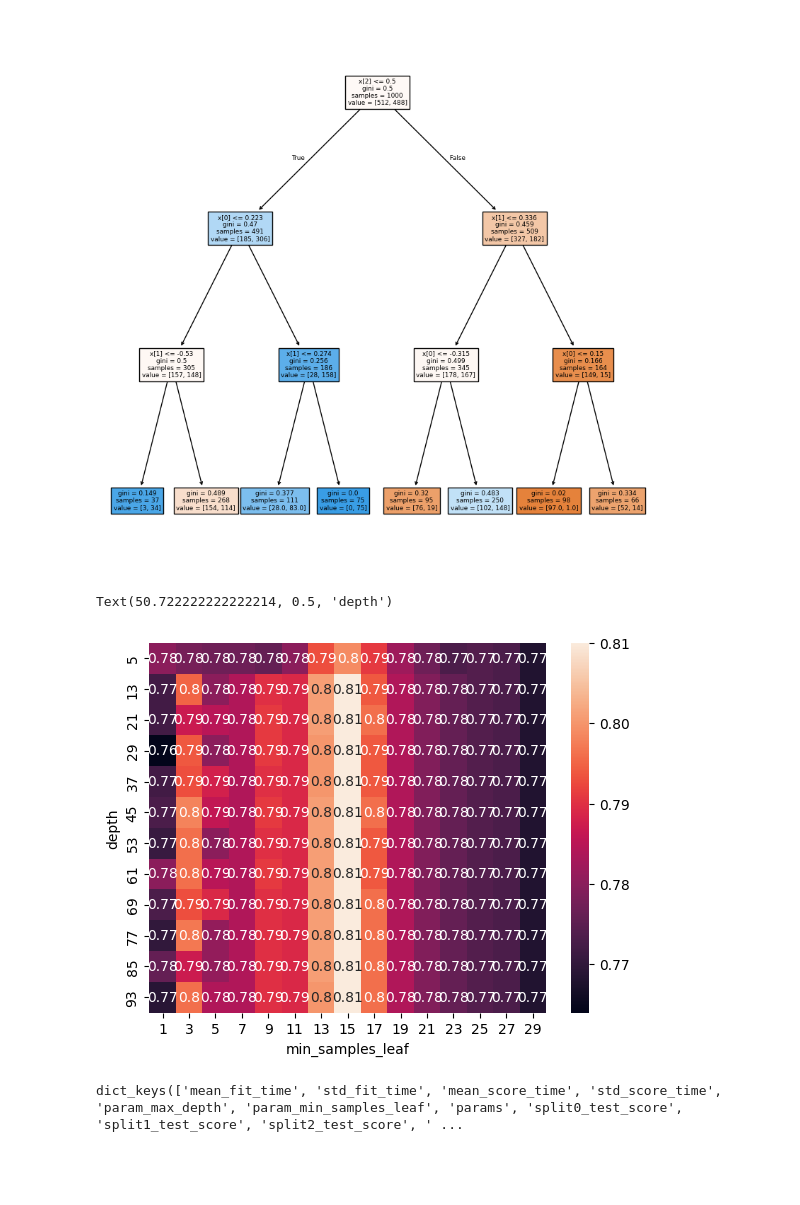
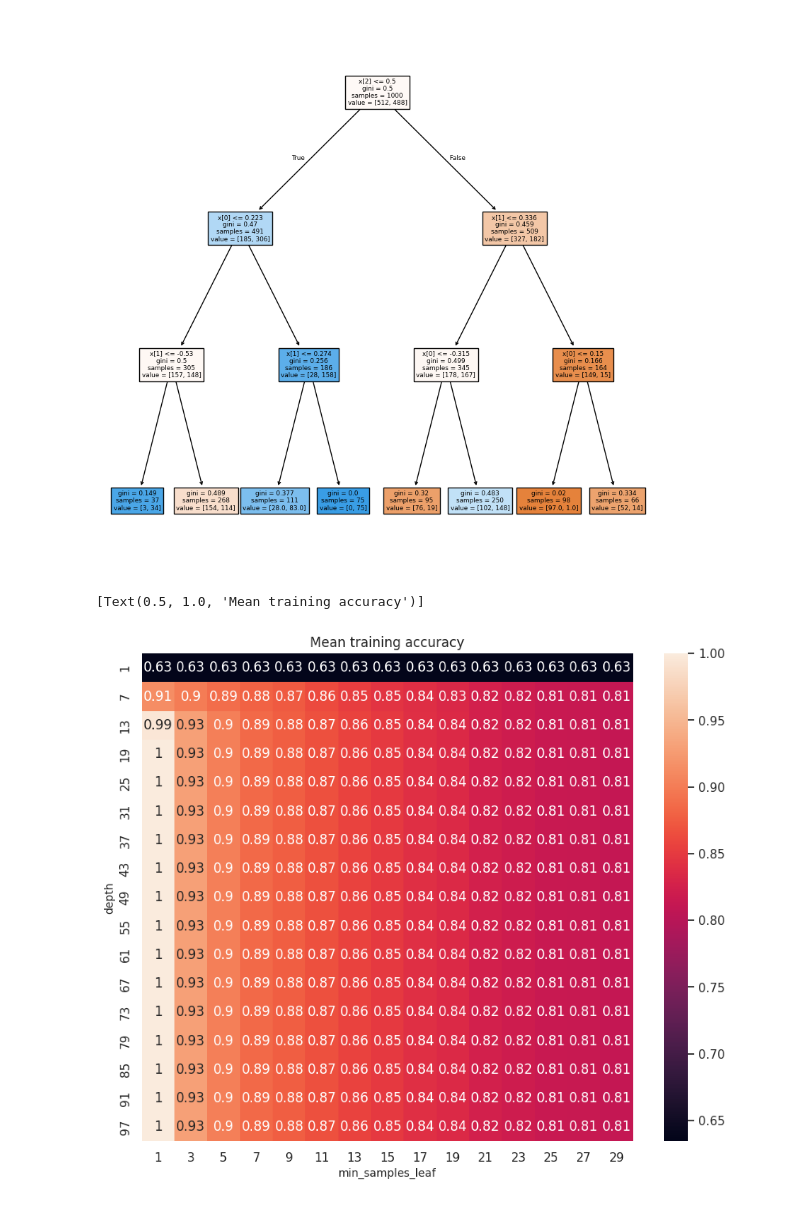
Before and after one commit to Shayshoon/ML_2, a Jupyter notebook: HW2_template.ipynb, the cells around one changed output. Saved outputs shown, nothing was run; the diff lists cells and outputs as text; code cells hidden in the pictures; blank space fills up the shorter version.

```diff
--- a/HW2_template.ipynb
+++ b/HW2_template.ipynb
@@ -265,24 +264,24 @@ test accuracy:  0.584
 # %%
 from sklearn.model_selection import cross_validate, GridSearchCV
 
 folds = 5
 
-depths = list(range(5,100,8))
+depths = list(range(1,100,6))
 min_samples_leaf = list(range(1,30,2))
 
 parameters = {'max_depth': depths, 'min_samples_leaf': min_samples_leaf}
-clf = GridSearchCV(DecisionTreeClassifier(), parameters, cv=folds)
+clf = GridSearchCV(DecisionTreeClassifier(), parameters, cv=folds, return_train_score=True)
 clf.fit(part2_train_df[['PCR_04', 'PCR_06', 'blood_type_group']], part2_train_df['risk'])
 
-scores = clf.cv_results_['mean_test_score'].reshape(len(depths),len(min_samples_leaf))
-scores = pd.DataFrame(scores, columns=min_samples_leaf, index=depths)
-s = sns.heatmap(scores, annot=True, yticklabels=depths, xticklabels=min_samples_leaf)
-s.set_xlabel('min_samples_leaf', fontsize=10)
-s.set_ylabel('depth', fontsize=10)
+train_scores = clf.cv_results_['mean_train_score'].reshape(len(depths),len(min_samples_leaf))
+train_scores = pd.DataFrame(train_scores, columns=min_samples_leaf, index=depths)
+
+sns.set_theme(rc={'figure.figsize':(10,8)})
+
+t = sns.heatmap(train_scores, annot=True, yticklabels=depths, xticklabels=min_samples_leaf)
+t.set_xlabel('min_samples_leaf', fontsize=10)
+t.set_ylabel('depth', fontsize=10)
+t.set(title="Mean training accuracy")
 # %% [output]
-Text(50.722222222222214, 0.5, 'depth')
+[Text(0.5, 1.0, 'Mean training accuracy')]
-[figure, old version]
+[figure, new version]
-# %%
-clf.cv_results_.keys()
-# %% [output]
-dict_keys(['mean_fit_time', 'std_fit_time', 'mean_score_time', 'std_score_time', 'param_max_depth', 'param_min_samples_leaf', 'params', 'split0_test_score', 'split1_test_score', 'split2_test_score', ' ...
```
Also changed, not shown: parts of 3 cells of this notebook.
